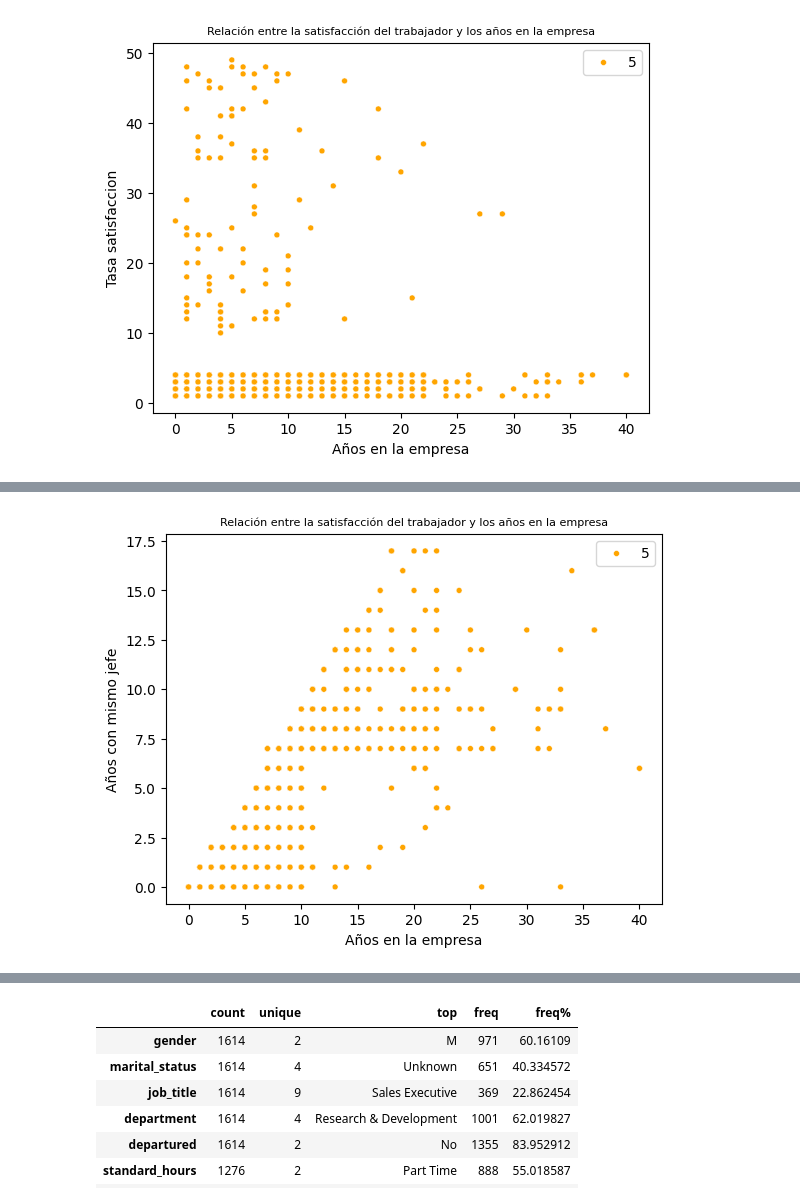
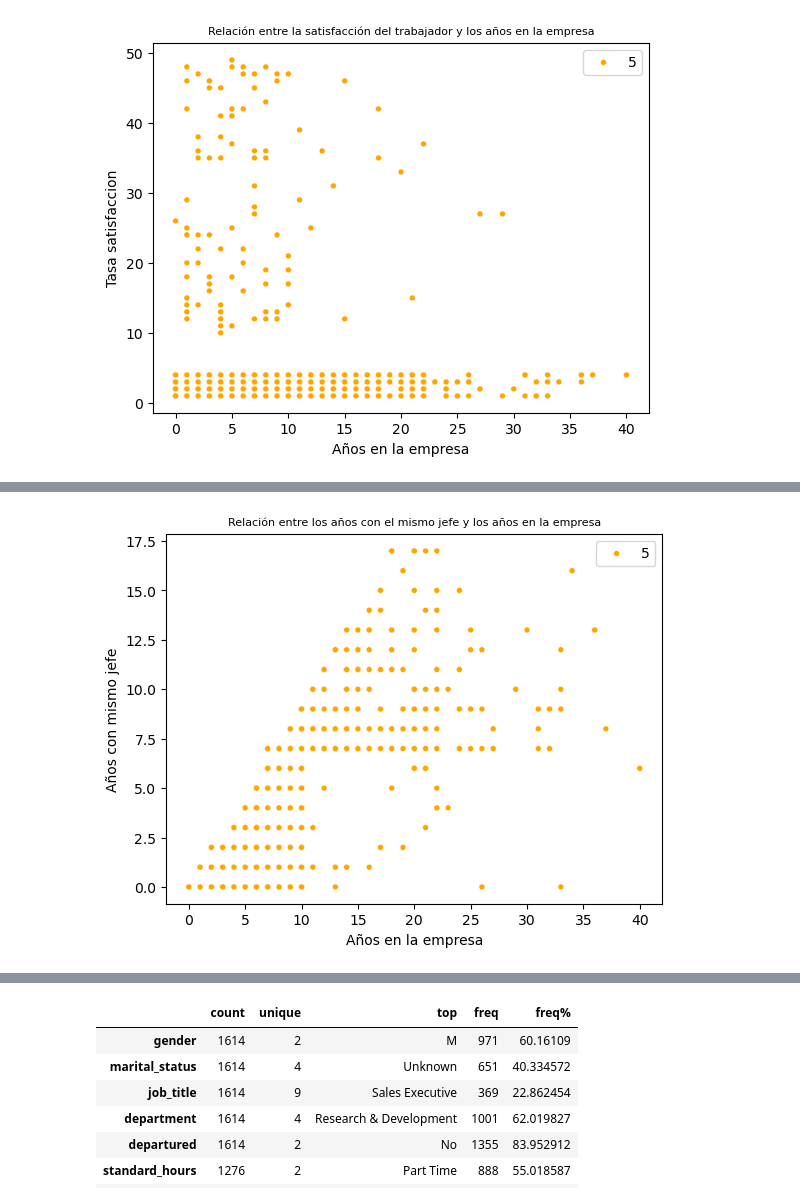
Before and after one commit to CibiPB/project-da-promo-49-INTERNO, a Jupyter notebook: Notebooks/v1.ipynb, the cells around one changed output, grey strips where cells are left out. Drawn from its saved outputs; the diff is of its cells as text; code cells hidden in the pictures.

```diff
--- a/Notebooks/v1.ipynb
+++ b/Notebooks/v1.ipynb
@@ -241,16 +238,16 @@ df.head(1)
 # %%
 sns.scatterplot(x = "year_at_comp",
                 y = "year_current_mngr",
                 data = df,
                 size = 5,
                 color = "orange")
 
 # ponemos los nombres de los ejes
 plt.xlabel("Años en la empresa")
 plt.ylabel("Años con mismo jefe")
-plt.title("Relación entre la satisfacción del trabajador y los años en la empresa", fontsize = 8);
+plt.title("Relación entre los años con el mismo jefe y los años en la empresa", fontsize = 8);
 # %% [output]
-[figure, old version]
+[figure, new version]
 # %%
 df.head(1)
 # %% [output]
```
Also changed, not shown: parts of 9 cells of this notebook, 1 other file.
